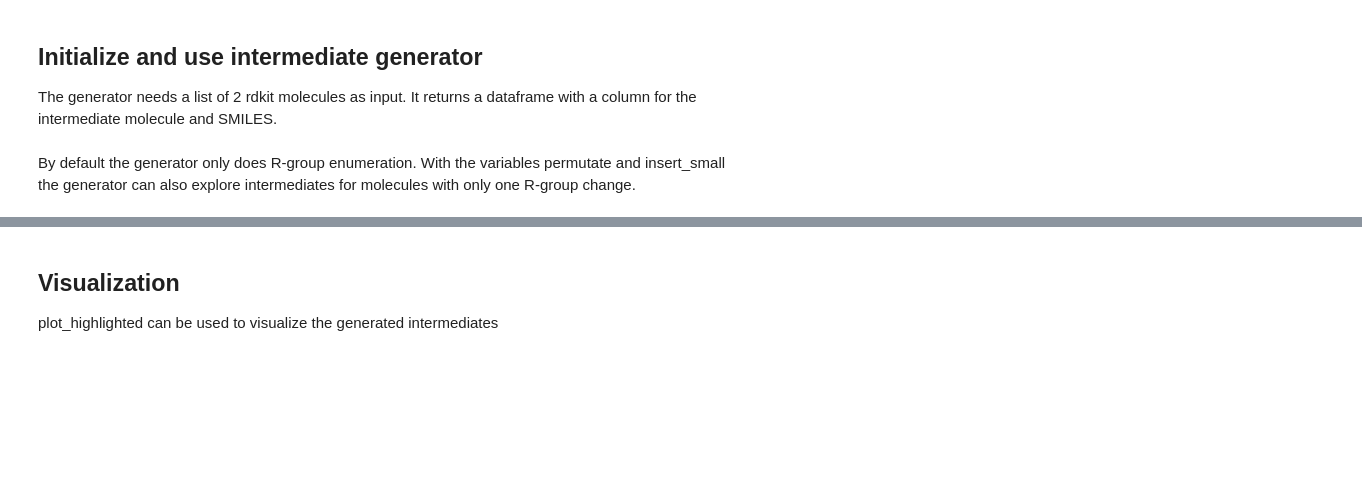
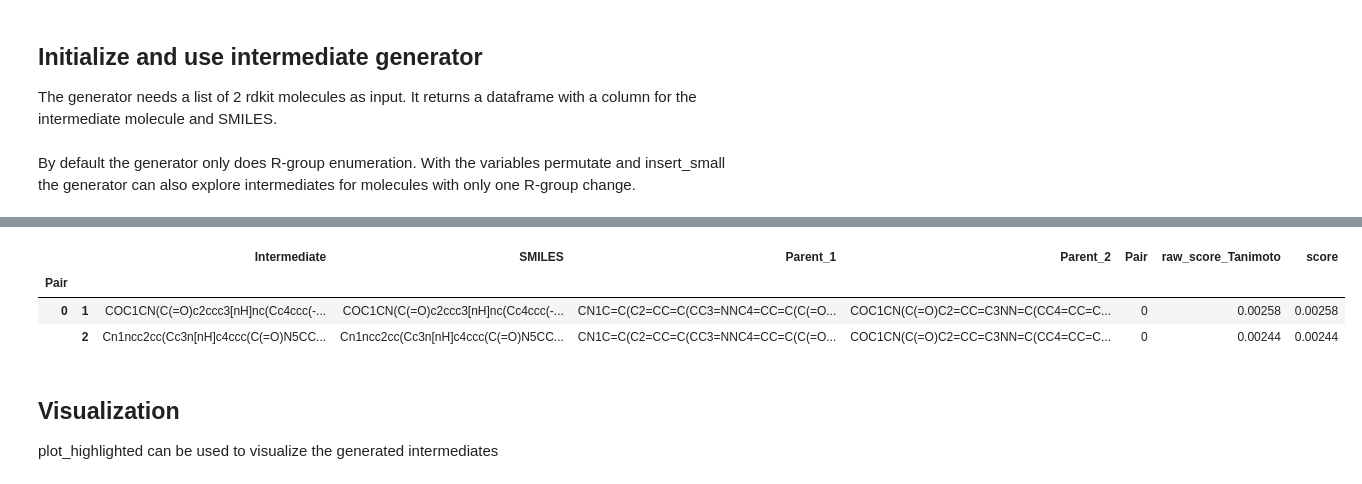
Before and after one commit to LindeSchoenmaker/IMERGE-FEP, a Jupyter notebook: rgroup_enumeration.ipynb, the cells around one changed output, grey strips where cells are left out. Drawn from its saved outputs; the diff is of its cells as text; code cells hidden in the pictures; blank space fills up the shorter version.

```diff
--- a/rgroup_enumeration.ipynb
+++ b/rgroup_enumeration.ipynb
@@ -31,3 +43,25 @@ intermediates = df_interm['Intermediate'].tolist()
+# %%
+from rgroupinterm.pruners import BasePruner, TanimotoScorer, HarmonicMeanTransformer
+from rdkit import Chem
+
+df_interm['Parent_1'] = mols[0]
+df_interm['Parent_2'] = mols[1]
+df_interm['Pair'] = 0
+
+# apply pruning
+pruner = BasePruner(
+    [TanimotoScorer(transformer=HarmonicMeanTransformer(exponent=4))], topn=2)
+pruned_df = pruner(df_interm)
+
+for column in ['Intermediate', 'Parent_1', 'Parent_2']:
+    pruned_df[column] = pruned_df[column].apply(lambda x: Chem.MolToSmiles(x))
+
+pruned_df
+# %% [output]
+|  |  | Intermediate | SMILES | Parent_1 | Parent_2 | Pair | raw_score_Tanimoto | score |
+| Pair |  |  |  |  |  |  |  |  |
+| 0 | 1 | COC1CN(C(=O)c2ccc3[nH]nc(Cc4ccc(-... | COC1CN(C(=O)c2ccc3[nH]nc(Cc4ccc(-... | CN1C=C(C2=CC=C(CC3=NNC4=CC=C(C(=O... | COC1CN(C(=O)C2=CC=C3NN=C(CC4=CC=C... | 0 | 0.00258 | 0.00258 |
+|  | 2 | Cn1ncc2cc(Cc3n[nH]c4ccc(C(=O)N5CC... | Cn1ncc2cc(Cc3n[nH]c4ccc(C(=O)N5CC... | CN1C=C(C2=CC=C(CC3=NNC4=CC=C(C(=O... | COC1CN(C(=O)C2=CC=C3NN=C(CC4=CC=C... | 0 | 0.00244 | 0.00244 |
 # %% [markdown]
 ## Visualization
 plot_highlighted can be used to visualize the generated intermediates
```
Also changed, not shown: parts of 4 cells of this notebook, 1 other file.
